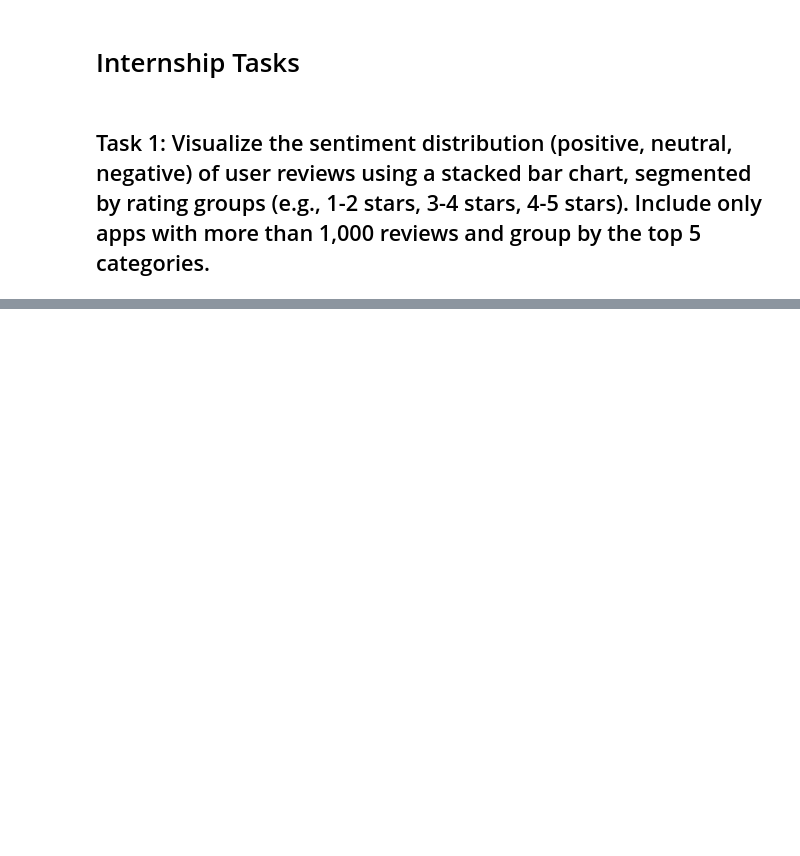
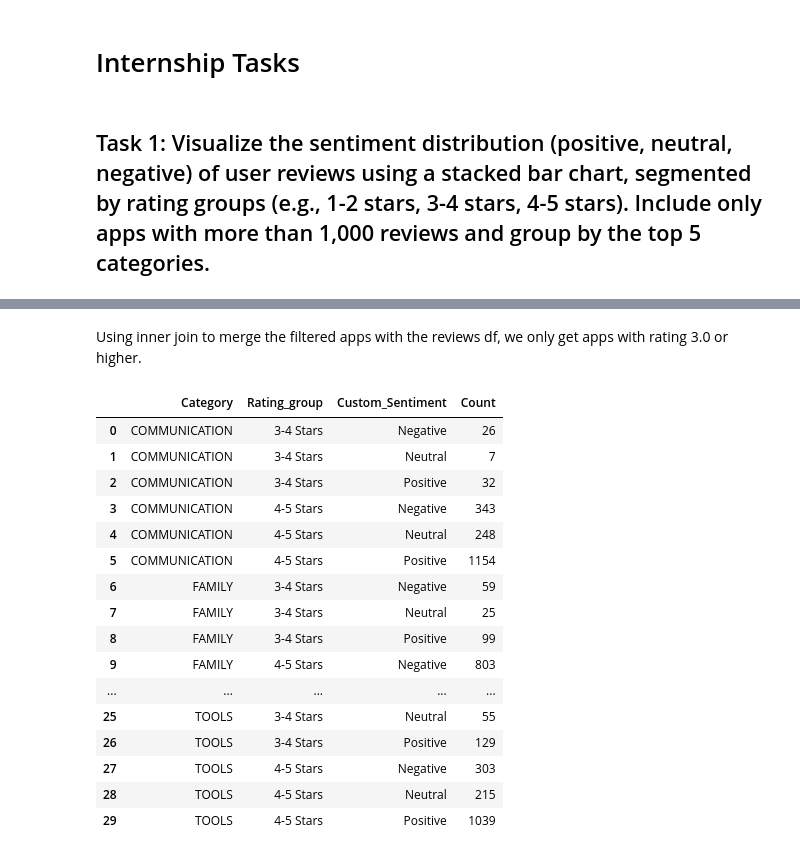
Before and after one commit to TanishqT7/Google-Play-Store-Data-Analytics, a Jupyter notebook: Internship/Internship.ipynb, the cells around one changed output, grey strips where cells are left out. Drawn from its saved outputs; the diff is of its cells as text; code cells hidden in the pictures; blank space fills up the shorter version.

```diff
--- a/Internship/Internship.ipynb
+++ b/Internship/Internship.ipynb
@@ -322,0 +417,29 @@ def rating_group(rating):
+# %% [markdown]
+Using inner join to merge the filtered apps with the reviews df, we only get apps with rating 3.0 or higher.
+# %%
+# Group by Category, Rating_group, and Custom_Sentiment
+sentiment_dist = (
+    filtered_merged
+    .groupby(['Category', 'Rating_group', 'Custom_Sentiment'])
+    .size()
+    .reset_index(name='Count')
+)
+sentiment_dist
+# %% [output]
+|  | Category | Rating_group | Custom_Sentiment | Count |
+| 0 | COMMUNICATION | 3-4 Stars | Negative | 26 |
+| 1 | COMMUNICATION | 3-4 Stars | Neutral | 7 |
+| 2 | COMMUNICATION | 3-4 Stars | Positive | 32 |
+| 3 | COMMUNICATION | 4-5 Stars | Negative | 343 |
+| 4 | COMMUNICATION | 4-5 Stars | Neutral | 248 |
+| 5 | COMMUNICATION | 4-5 Stars | Positive | 1154 |
+| 6 | FAMILY | 3-4 Stars | Negative | 59 |
+| 7 | FAMILY | 3-4 Stars | Neutral | 25 |
+| 8 | FAMILY | 3-4 Stars | Positive | 99 |
+| 9 | FAMILY | 4-5 Stars | Negative | 803 |
+| ... | ... | ... | ... | ... |
+| 25 | TOOLS | 3-4 Stars | Neutral | 55 |
+| 26 | TOOLS | 3-4 Stars | Positive | 129 |
+| 27 | TOOLS | 4-5 Stars | Negative | 303 |
+| 28 | TOOLS | 4-5 Stars | Neutral | 215 |
+| 29 | TOOLS | 4-5 Stars | Positive | 1039 |
```
Also changed, not shown: parts of 8 cells of this notebook.
